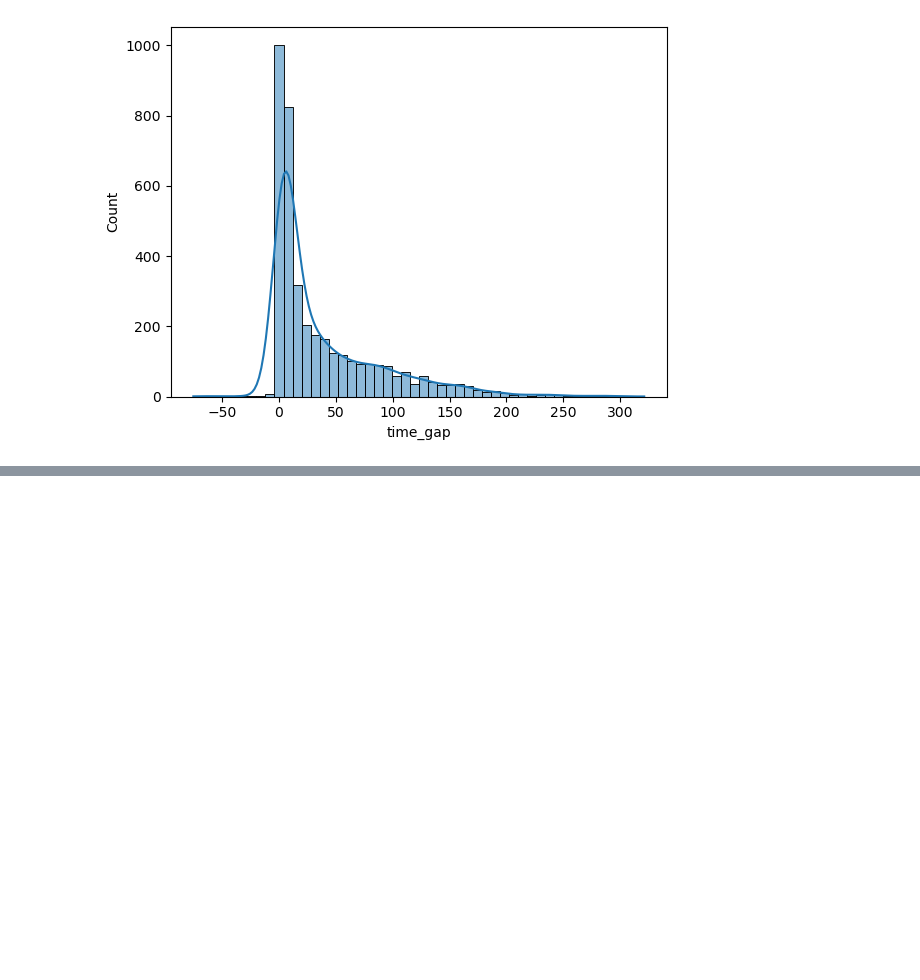
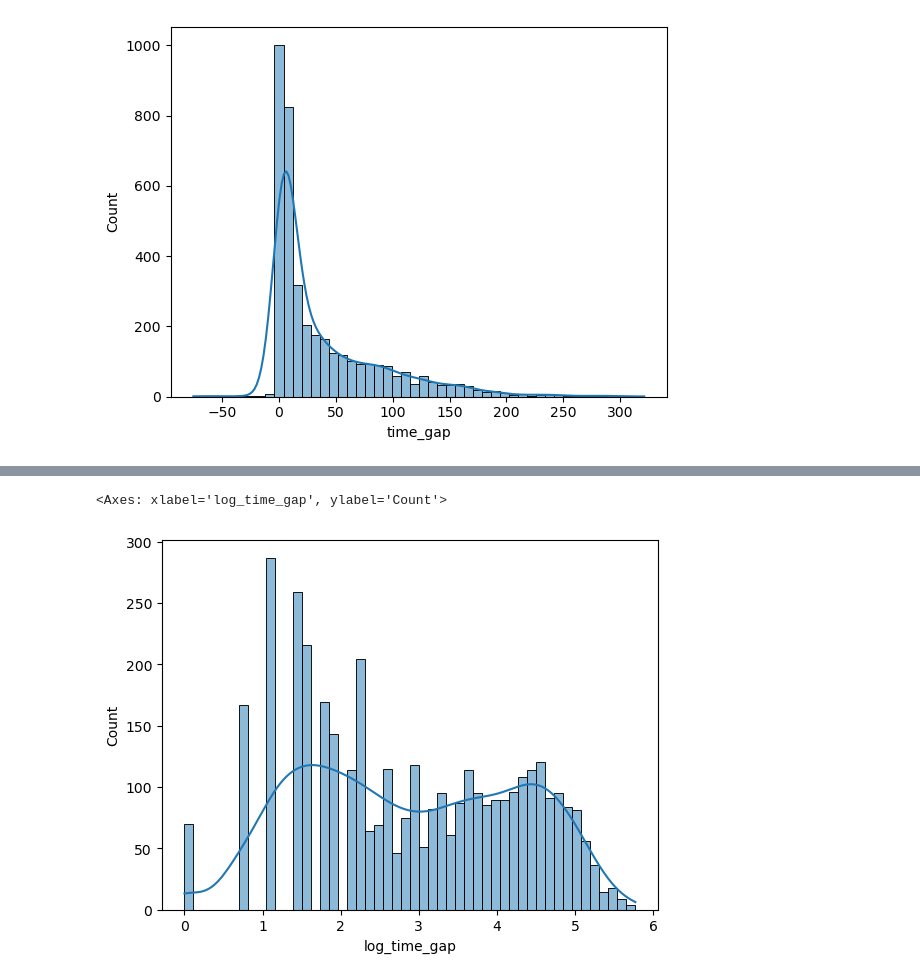
Before and after one commit to epfl-ada/ada-2024-project-ada212, a Jupyter notebook: Q2.ipynb, the cells around one changed output, grey strips where cells are left out. Drawn from its saved outputs; the diff is of its cells as text; code cells hidden in the pictures; blank space fills up the shorter version.

```diff
--- a/Q2.ipynb
+++ b/Q2.ipynb
@@ -38,0 +78,7 @@ sns.heatmap(corr, annot=True, cmap='coolwarm')
+# %%
+df_adaptations['log_time_gap'] = np.log1p(df_adaptations['time_gap'])
+# %%
+sns.histplot(x=df_adaptations['log_time_gap'], bins=50, kde=True)
+# %% [output]
+<Axes: xlabel='log_time_gap', ylabel='Count'>
+[figure, added]
```
Also changed, not shown: parts of 16 cells of this notebook, 1 other file.
